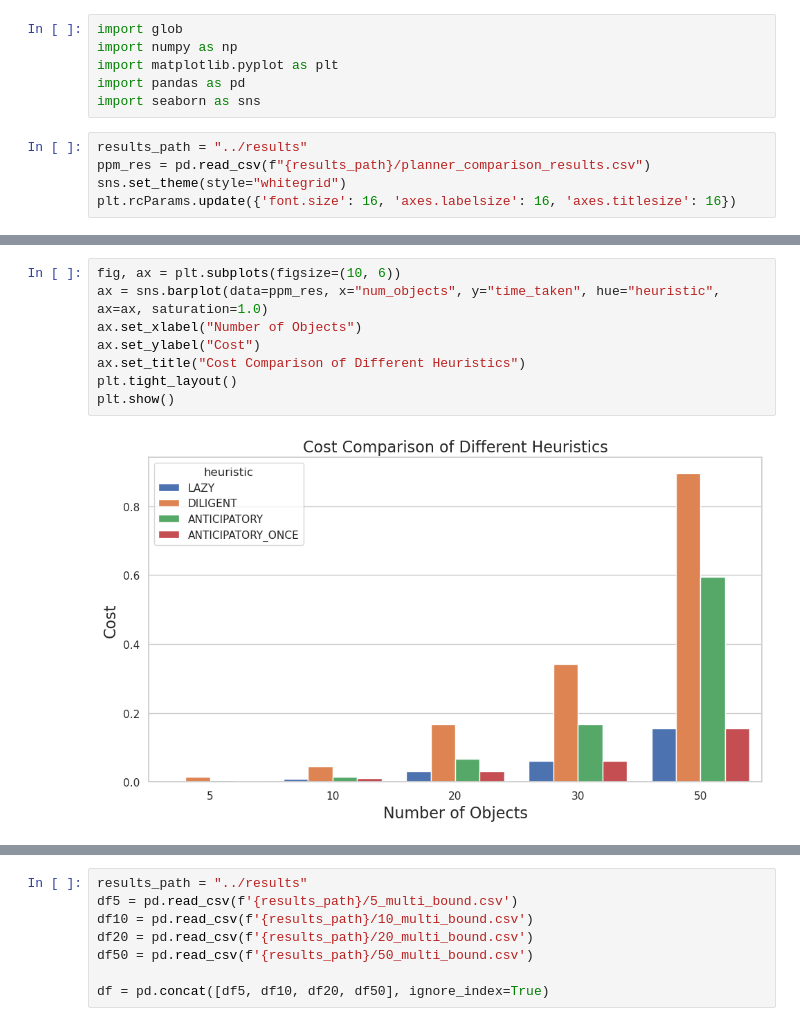
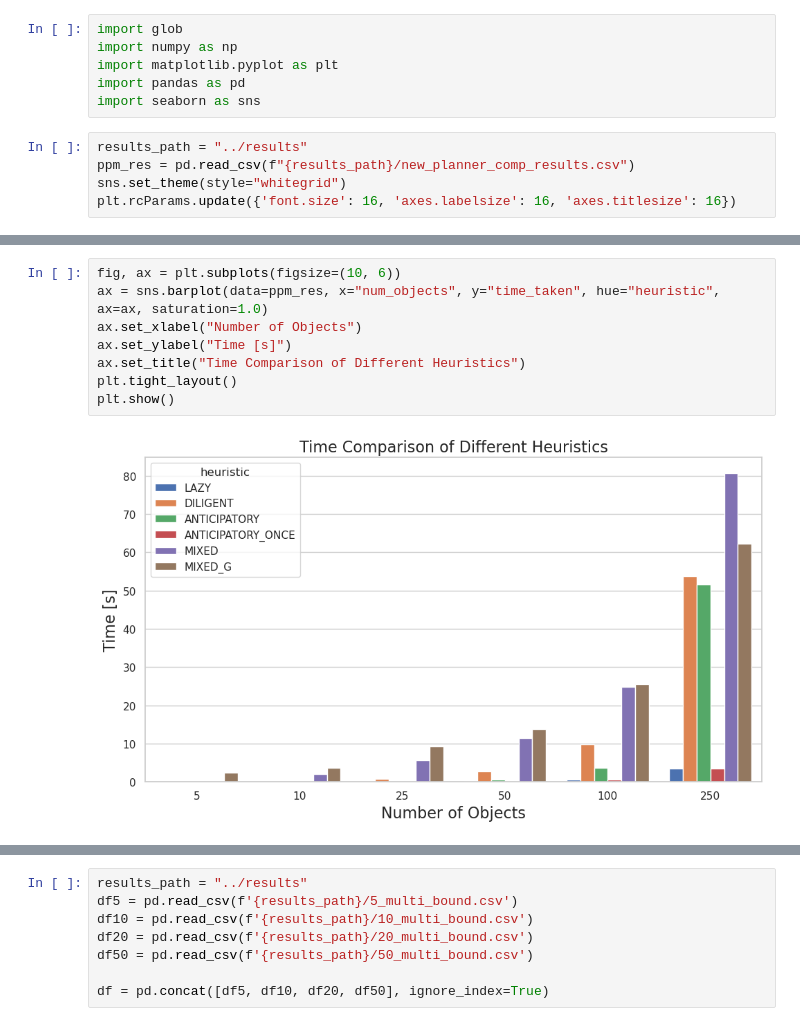
Before and after one commit to RareCentipede/modular_contruction_task_planner, a Jupyter notebook: modular_construction_task_planner/modular_construction_task_planner/scripts/plot_res.ipynb, the cells around one changed output, grey strips where cells are left out. Cells and saved outputs as stored; diff of their text form.

Commit message:
New results.

```diff
--- a/modular_construction_task_planner/modular_construction_task_planner/scripts/plot_res.ipynb
+++ b/modular_construction_task_planner/modular_construction_task_planner/scripts/plot_res.ipynb
@@ -6,7 +6,7 @@ import pandas as pd
 import seaborn as sns
 # %%
 results_path = "../results"
-ppm_res = pd.read_csv(f"{results_path}/planner_comparison_results.csv")
+ppm_res = pd.read_csv(f"{results_path}/new_planner_comp_results.csv")
 sns.set_theme(style="whitegrid")
 plt.rcParams.update({'font.size': 16, 'axes.labelsize': 16, 'axes.titlesize': 16})
 # %%
@@ -22,13 +22,13 @@ plt.show()
 # %%
 fig, ax = plt.subplots(figsize=(10, 6))
 ax = sns.barplot(data=ppm_res, x="num_objects", y="time_taken", hue="heuristic", ax=ax, saturation=1.0)
 ax.set_xlabel("Number of Objects")
-ax.set_ylabel("Cost")
-ax.set_title("Cost Comparison of Different Heuristics")
+ax.set_ylabel("Time [s]")
+ax.set_title("Time Comparison of Different Heuristics")
 plt.tight_layout()
 plt.show()
 # %% [output]
-[figure, old version]
+[figure, new version]
 # %%
 fig, ax = plt.subplots(figsize=(10, 6))
 ax = sns.lineplot(data=ppm_res, x="num_objects", y="cost", hue="heuristic", ax=ax, marker='o')
```
Also changed, not shown: parts of 4 cells of this notebook, 7 other files.
